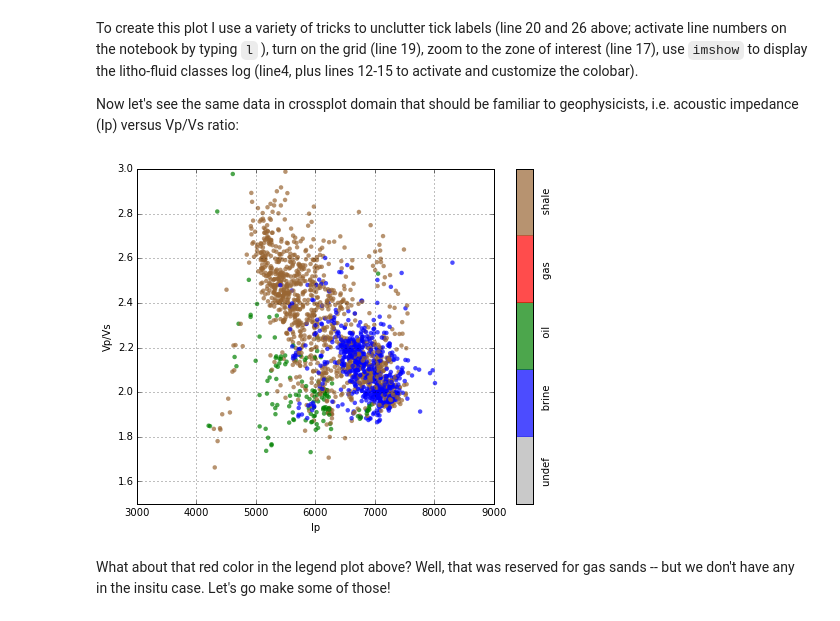
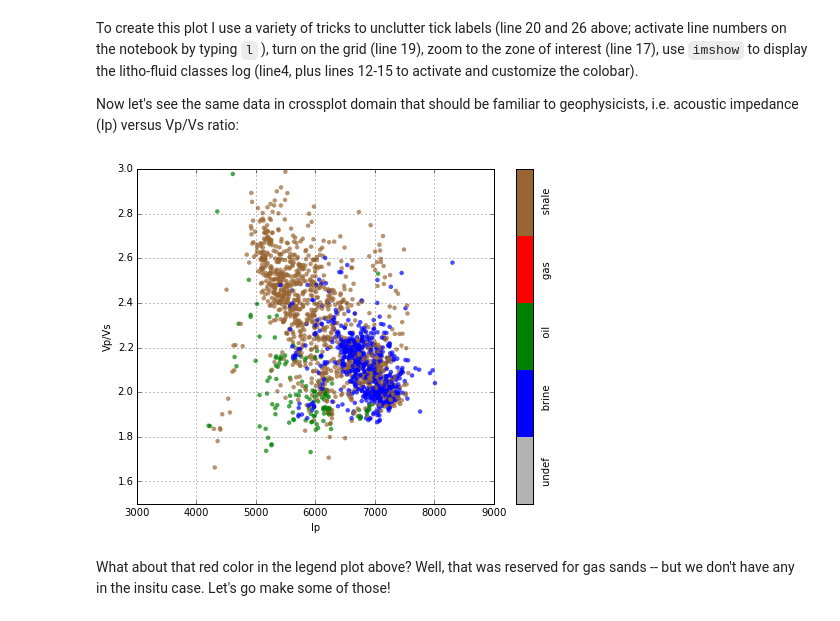
Before and after one commit to Kevin2599/geophysical_notes, a Jupyter notebook: creating_synthetic_data.ipynb, the cells around one changed output. Cells and saved outputs as stored; diff of their text form; code cells hidden in the pictures.

```diff
--- a/creating_synthetic_data.ipynb
+++ b/creating_synthetic_data.ipynb
@@ -245,14 +245,16 @@ Now let's see the same data in crossplot domain that should be familiar to geoph
 # %%
 plt.figure(figsize=(8,6))
 plt.scatter(L.IP,L.VPVS,20,L.LFC,marker='o',edgecolors='none',alpha=0.7,cmap=cmap_facies,vmin=0,vmax=4)
 plt.xlim(3000,9000); plt.ylim(1.5,3); plt.grid(); plt.xlabel('Ip'); plt.ylabel('Vp/Vs')
 cbar=plt.colorbar()
 # cbar.set_label('0=undef,1=brine,2=oil,3=gas,4=shale')
 # cbar.set_ticks(range(0,4+1)); cbar.set_ticklabels(range(0,4+1));
 cbar.set_label((15*' ').join(['undef', 'brine', 'oil', 'gas', 'shale']))
 cbar.set_ticks(range(0,1)); cbar.set_ticklabels('')
+cbar.set_alpha(1)
+cbar.draw_all()
 # %% [output]
-[figure, old version]
+[figure, new version]
 # %% [markdown]
 What about that red color in the legend plot above? Well, that was reserved for gas sands -- but we don't have any in the insitu case. Let's go make some of those!
 # %% [markdown]
```
Also changed, not shown: parts of 6 cells of this notebook.
